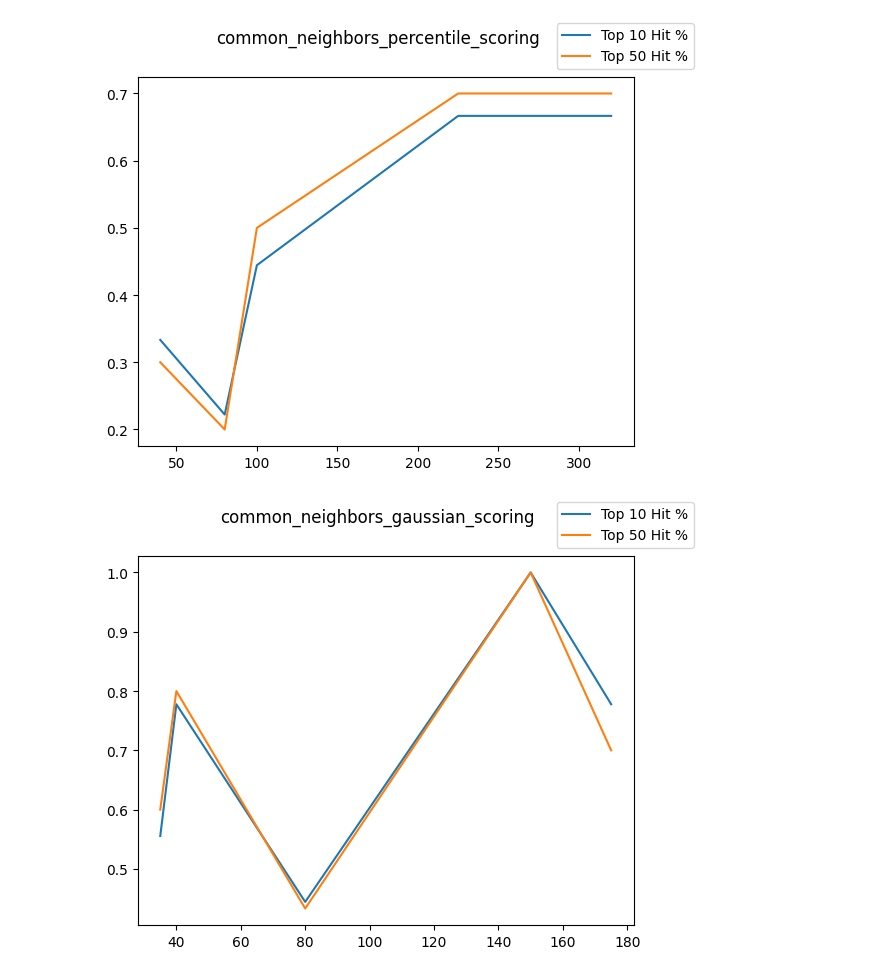
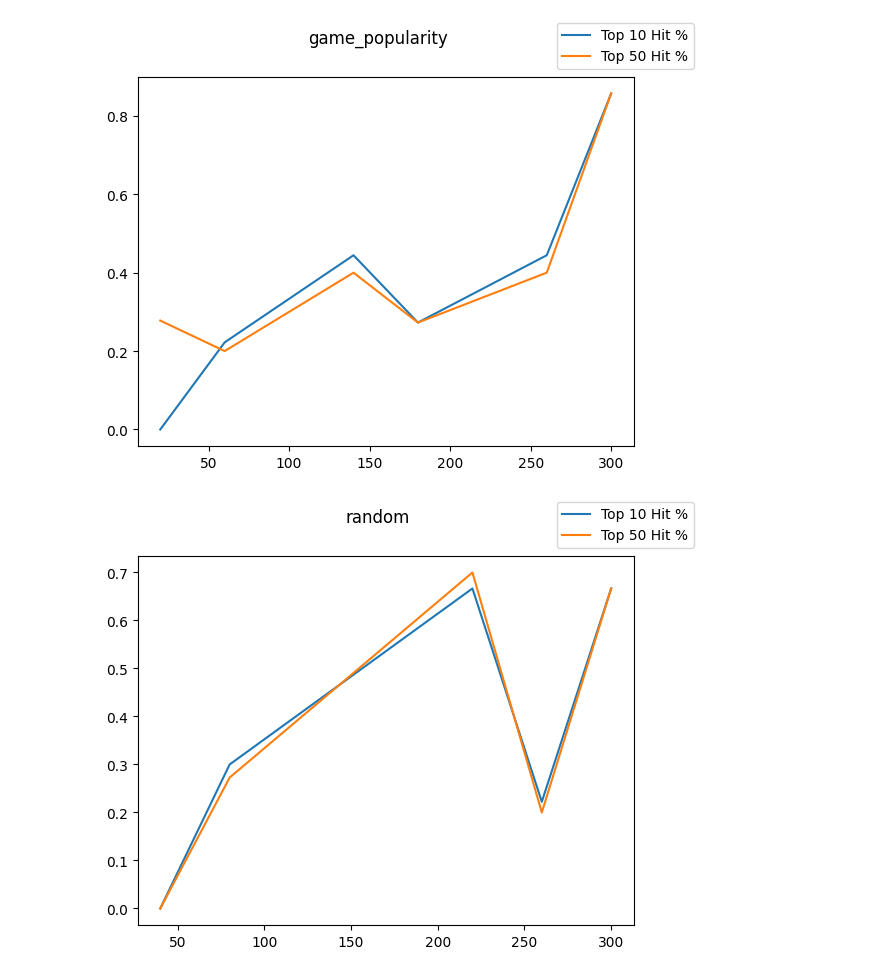
Before and after one commit to GitHubNoskcaj211/ml-projects-project, a Jupyter notebook: evaluation/test_online_evaluation.ipynb, the cells around one changed output. Cells and saved outputs as stored; diff of their text form; code cells hidden in the pictures.

Commit message:
Group by model name for online eval graphs

```diff
--- a/evaluation/test_online_evaluation.ipynb
+++ b/evaluation/test_online_evaluation.ipynb
@@ -26,19 +24,22 @@ for model_wrapper in model_wrappers:
     current_models.append((model_wrapper.model.name(), model_wrapper.model_save_file_name))
 evaluation_names = {'evaluation_test_random_model': 'random_model', 'evaluation_test_popularity_model': 'popularity_model', 'evaluation_test_common_neighbors_constant_scoring': 'common_neighbors_constant_scoring', 'evaluation_test_common_neighbors': 'common_neighbors_gaussian_scoring', 'evaluation_test_common_neighbors_percentile_scoring': 'common_neighbors_percentile_scoring', 'evaluation_test_cf_low_weight_decay_increased_lr': 'collborative_filter', 'evaluation_test_gcf_low_weight_decay_increased_lr': 'non_linear_collaborative_filter', 'evaluation_test_mlp_low_weight_decay_increased_lr': 'multilayer_perceptron', 'evaluation_test_ncf_low_weight_decay_increased_lr': 'neural_collaborative_filter', 'evaluation_test_cf_embed_all_except_tags_genres': 'collborative_filter_with_game_embeddings', 'evaluation_test_gcf_embed_all_except_tags_genres': 'non_linear_collaborative_filter_with_game_embeddings', 'evaluation_test_mlp_embed_all_except_tags_genres': 'multilayer_perceptron_with_game_embeddings', 'evaluation_test_ncf_embed_all_except_tags_genres': 'neural_collaborative_filter_with_game_embeddings'}
 # %%
-bucket_width = 5
+bucket_width = 50
 
 num_interactions = evaluator.all_results["num_game_interactions_external"] + evaluator.all_results["num_game_interactions_local"]
 min_num = num_interactions.min()
 max_num = num_interactions.max()
+cur_models_by_name = defaultdict(list)
 for model_name, model_save_path in current_models:
     if model_save_path not in evaluation_names:
         continue
+    cur_models_by_name[model_name].append(model_save_path)
+for model_name, model_save_paths in cur_models_by_name.items():
     xs = []
     y_10s = []
     y_50s = []
     for start in range(min_num, max_num, bucket_width):
-        evaluator.reset(model_name, model_save_path, start, start + bucket_width)
+        evaluator.reset(model_name, model_save_paths, start, start + bucket_width)
         if evaluator.metrics["num_interactions"] == 0:
             continue
         evaluator.compute_top_N_hit_percentage(10)
@@ -47,7 +48,7 @@ for model_name, model_save_path in current_models:
         y_10s.append(evaluator.metrics["top_10_hit_percentage"])
         y_50s.append(evaluator.metrics["top_50_hit_percentage"])
     fig = plt.figure()
-    fig.suptitle(evaluation_names[model_save_path])
+    fig.suptitle(model_name)
     ax = fig.add_subplot()
     ax.plot(xs, y_10s, label="Top 10 Hit %")
     ax.plot(xs, y_50s, label="Top 50 Hit %")
@@ -57,2 +58,2 @@ for model_name, model_save_path in current_models:
-[figure, old version]
+[figure, new version]
-[figure, old version]
+[figure, new version]
```
Also changed, not shown: parts of 2 cells of this notebook, 1 other file.
